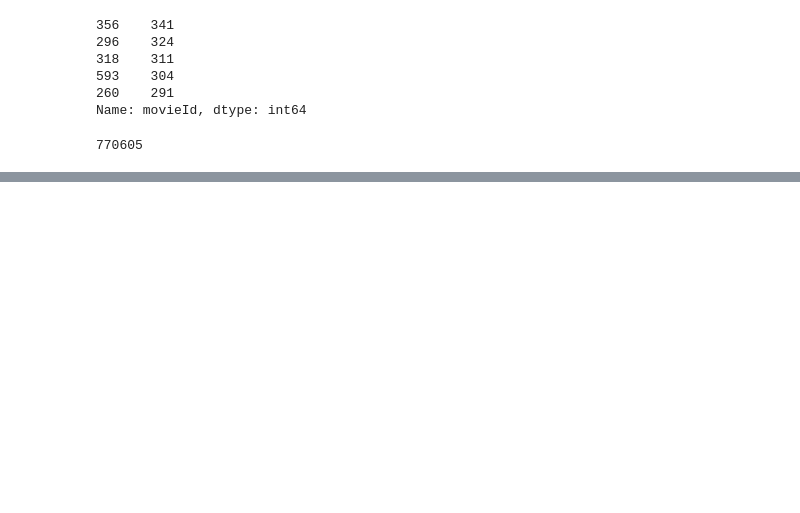
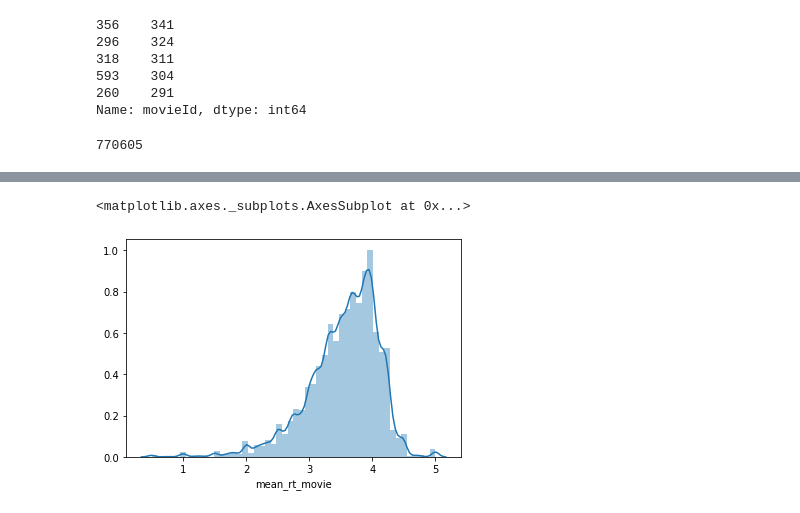
Before and after one commit to castares/movie-recommender, a Jupyter notebook: tests_dataset_analysis.ipynb, the cells around one changed output, grey strips where cells are left out. Drawn from its saved outputs; the diff is of its cells as text; code cells hidden in the pictures; blank space fills up the shorter version.

```diff
--- a/tests_dataset_analysis.ipynb
+++ b/tests_dataset_analysis.ipynb
@@ -137,0 +167,11 @@ len(keywords)
+# %%
+g_userid = ratings.groupby('userId')
+user_ratings_mean = g_userid.rating.mean()
+features = ratings.merge(user_ratings_mean, left_on='userId', right_on=user_ratings_mean.index)
+# %%
+g_movieid = ratings.groupby('movieId')
+movie_ratings_mean = g_movieid.rating.mean()
+features = features.merge(movie_ratings_mean, left_on='movieId', right_on=movie_ratings_mean.index)
+# %%
+#Columns renaming
+features.rename(columns={'rating_x':'rating', 'rating_y':'mean_rt_user', 'rating':'mean_rt_movie'}, inplace=True)
@@ -137,0 +194,5 @@ len(keywords)
+# %%
+sns.distplot(features['mean_rt_movie'])
+# %% [output]
+<matplotlib.axes._subplots.AxesSubplot at 0x...>
+[figure, added]
```
Also changed, not shown: parts of 23 cells of this notebook, 2 other files.
